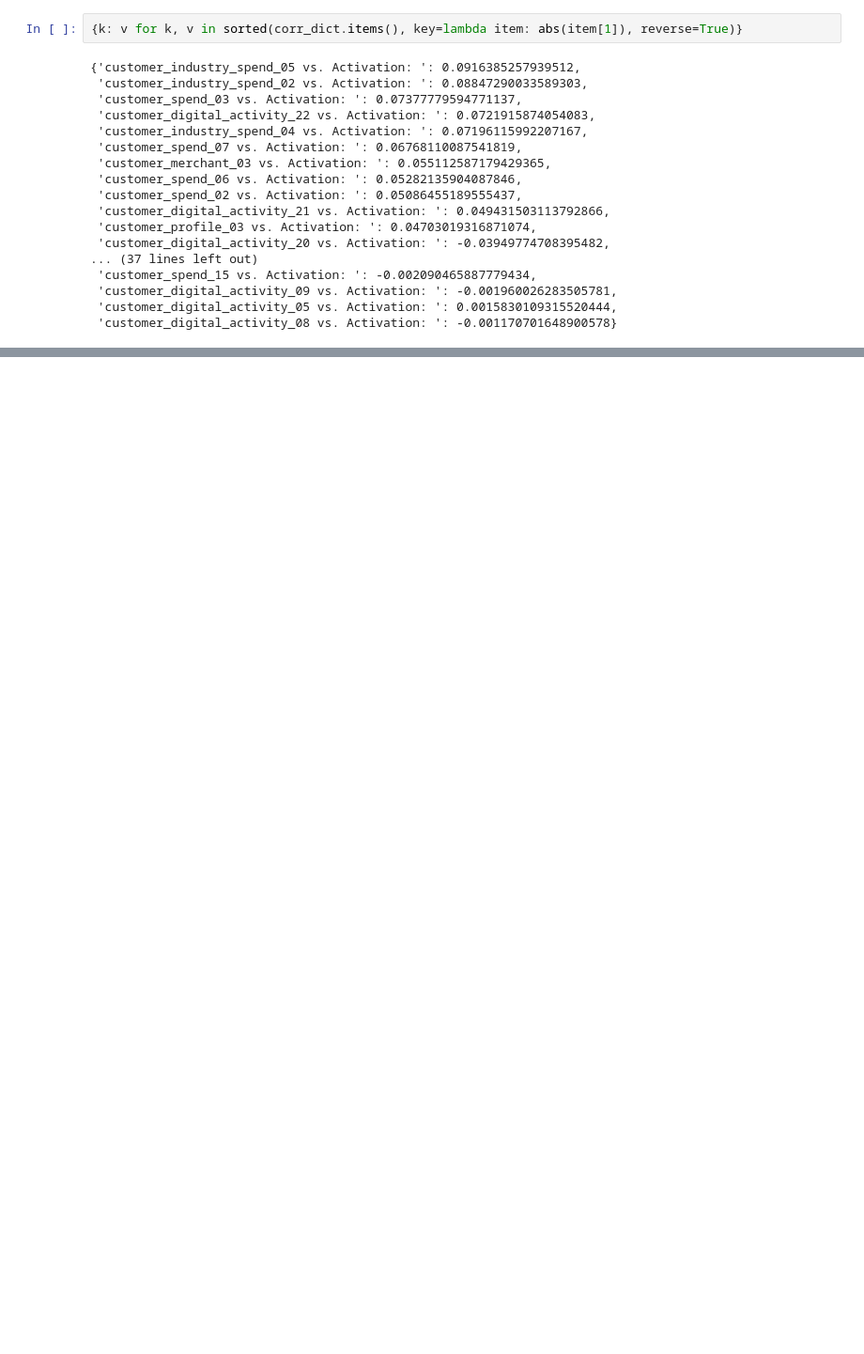
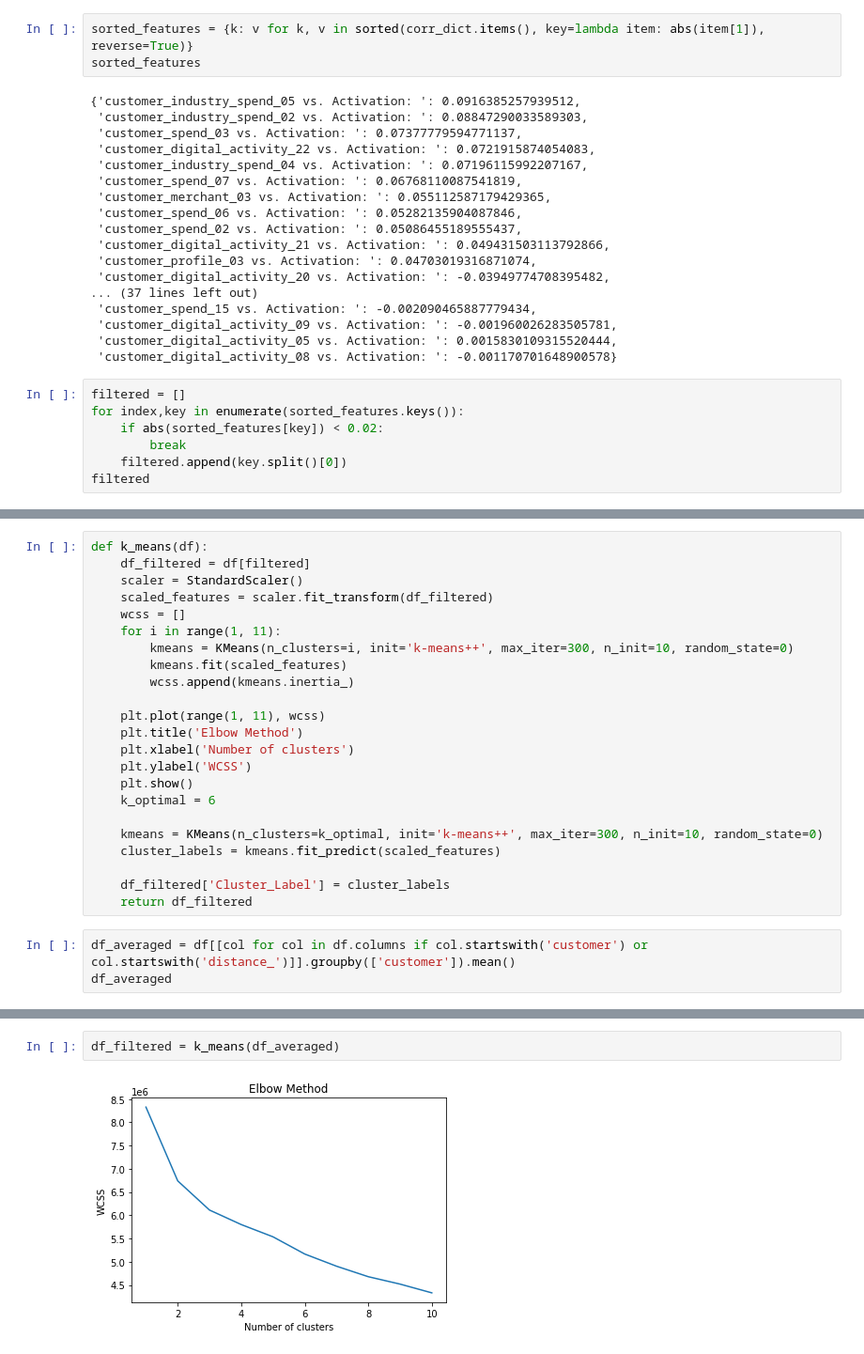
Before and after one commit to ItsEyan/Amex-Hackathon, a Jupyter notebook: customer.ipynb, the cells around one changed output, grey strips where cells are left out. Shown at 94% size. Saved outputs shown, nothing was run; the diff lists cells and outputs as text; blank space fills up the shorter version.

```diff
--- a/customer.ipynb
+++ b/customer.ipynb
@@ -87,7 +90,8 @@ for col in customer_columns:
 # %% [markdown]
 Top Correlations
 # %%
-{k: v for k, v in sorted(corr_dict.items(), key=lambda item: abs(item[1]), reverse=True)}
+sorted_features = {k: v for k, v in sorted(corr_dict.items(), key=lambda item: abs(item[1]), reverse=True)}
+sorted_features
 # %% [output]
 {'customer_industry_spend_05 vs. Activation: ': 0.0916385257939512,
  'customer_industry_spend_02 vs. Activation: ': 0.08847290033589303,
@@ -106,3 +110,10 @@ Top Correlations
  'customer_digital_activity_09 vs. Activation: ': -0.001960026283505781,
  'customer_digital_activity_05 vs. Activation: ': 0.0015830109315520444,
  'customer_digital_activity_08 vs. Activation: ': -0.001170701648900578}
+# %%
+filtered = []
+for index,key in enumerate(sorted_features.keys()):
+    if abs(sorted_features[key]) < 0.02:
+        break
+    filtered.append(key.split()[0])
+filtered
@@ -108,0 +181,26 @@ Top Correlations
+# %%
+def k_means(df):
+    df_filtered = df[filtered]
+    scaler = StandardScaler()
+    scaled_features = scaler.fit_transform(df_filtered)
+    wcss = []
+    for i in range(1, 11):
+        kmeans = KMeans(n_clusters=i, init='k-means++', max_iter=300, n_init=10, random_state=0)
+        kmeans.fit(scaled_features)
+        wcss.append(kmeans.inertia_)
+
+    plt.plot(range(1, 11), wcss)
+    plt.title('Elbow Method')
+    plt.xlabel('Number of clusters')
+    plt.ylabel('WCSS')
+    plt.show()
+    k_optimal = 6
+
+    kmeans = KMeans(n_clusters=k_optimal, init='k-means++', max_iter=300, n_init=10, random_state=0)
+    cluster_labels = kmeans.fit_predict(scaled_features)
+
+    df_filtered['Cluster_Label'] = cluster_labels
+    return df_filtered
+# %%
+df_averaged = df[[col for col in df.columns if col.startswith('customer') or col.startswith('distance_')]].groupby(['customer']).mean()
+df_averaged
@@ -108,0 +222,4 @@ Top Correlations
+# %%
+df_filtered = k_means(df_averaged)
+# %% [output]
+[figure, added]
```
Also changed, not shown: parts of 9 cells of this notebook.
